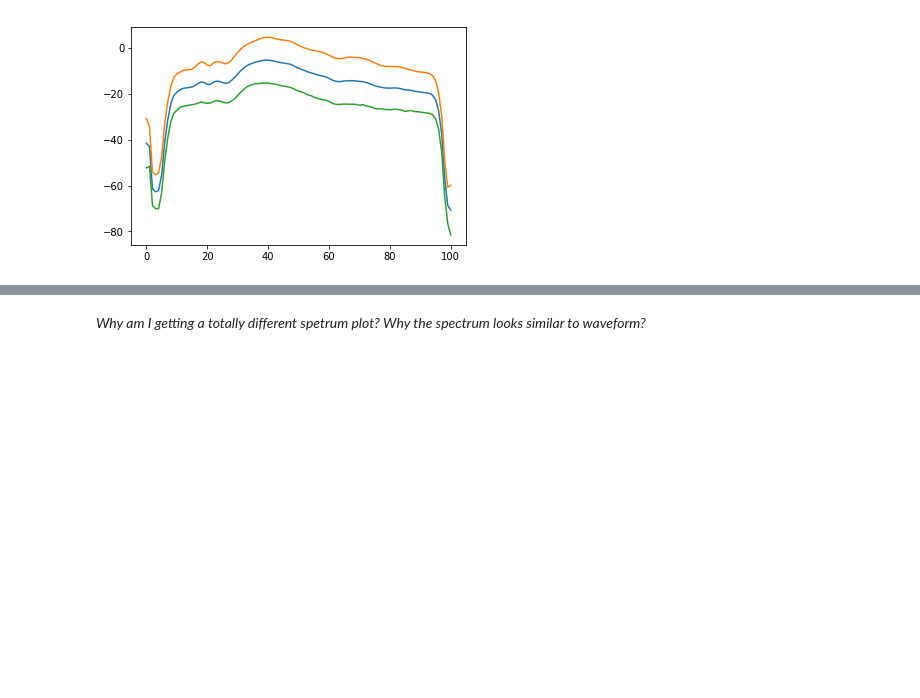
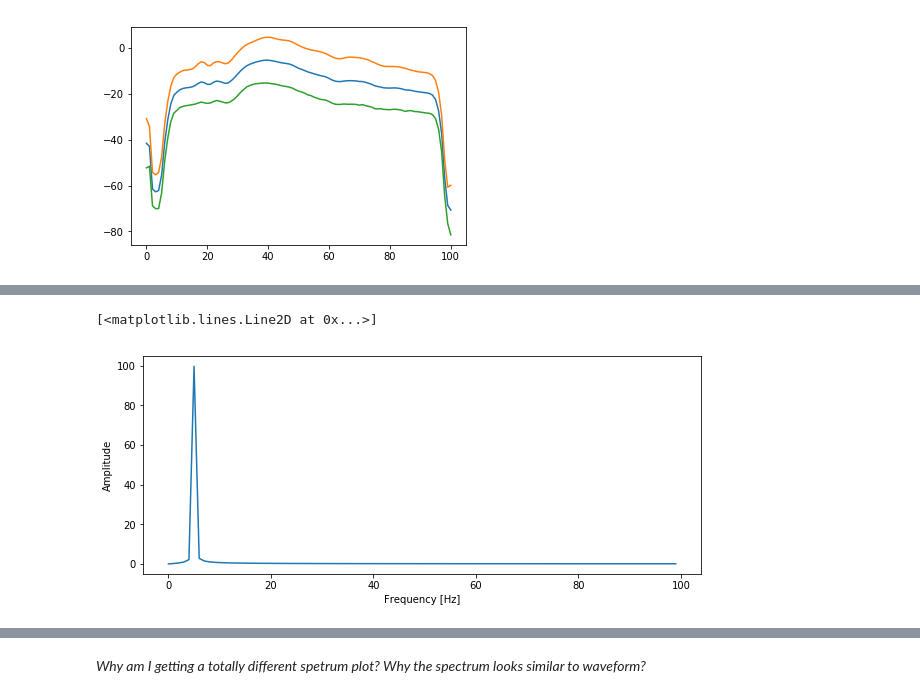
Before and after one commit to yoavfreund/BeakedWhaleClassification, a Jupyter notebook: Jingwu/ToyTest.ipynb, the cells around one changed output, grey strips where cells are left out. Drawn from its saved outputs; the diff is of its cells as text; code cells hidden in the pictures; blank space fills up the shorter version.

```diff
--- a/Jingwu/ToyTest.ipynb
+++ b/Jingwu/ToyTest.ipynb
@@ -201,0 +218,9 @@ plt.plot(mean-var)
+# %%
+plt.figure(figsize=(10,4))
+spectra = np.fft.fft(s)
+plt.ylabel("Amplitude")
+plt.xlabel("Frequency [Hz]")
+plt.plot(abs(spectra[:len(s)/2]))
+# %% [output]
+[<matplotlib.lines.Line2D at 0x...>]
+[figure, added]
```
Also changed, not shown: parts of 32 cells of this notebook.
